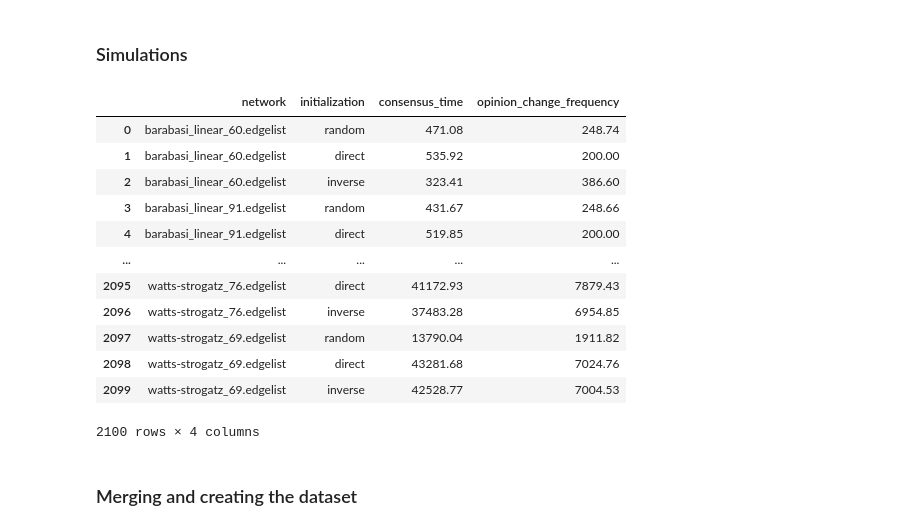
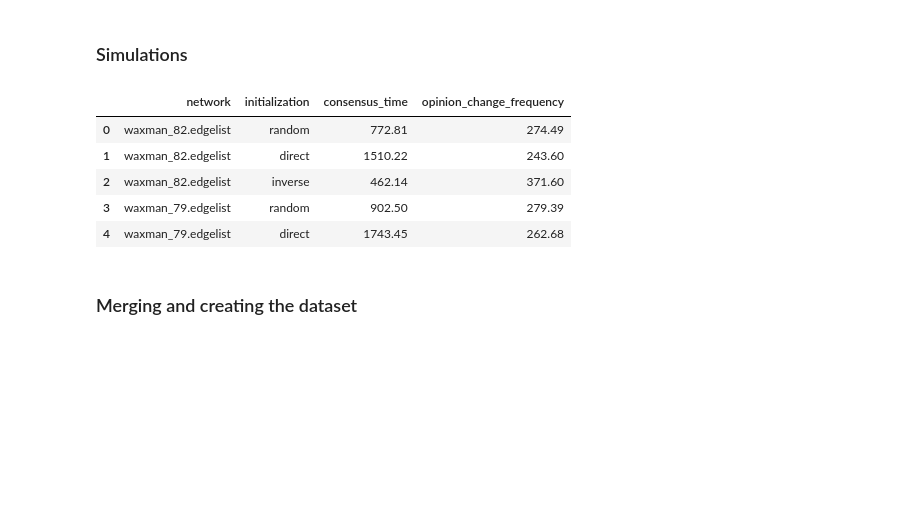
Before and after one commit to vitorfrois/SznajdNetworks, a Jupyter notebook: src/EDA.ipynb, the cells around one changed output. Saved outputs shown, nothing was run; the diff lists cells and outputs as text; code cells hidden in the pictures; blank space fills up the shorter version.

```diff
--- a/src/EDA.ipynb
+++ b/src/EDA.ipynb
@@ -57,21 +57,14 @@ simulations_df = pd.concat(simulations_file_list)
 # %%
 simulations_df = simulations_df.stack(level=0, future_stack=True).rename_axis(['network','initialization']).reset_index()
 # %%
-simulations_df
+simulations_df.head()
 # %% [output]
 |  | network | initialization | consensus_time | opinion_change_frequency |
-| 0 | barabasi_linear_60.edgelist | random | 471.08 | 248.74 |
-| 1 | barabasi_linear_60.edgelist | direct | 535.92 | 200.00 |
-| 2 | barabasi_linear_60.edgelist | inverse | 323.41 | 386.60 |
-| 3 | barabasi_linear_91.edgelist | random | 431.67 | 248.66 |
-| 4 | barabasi_linear_91.edgelist | direct | 519.85 | 200.00 |
-| ... | ... | ... | ... | ... |
-| 2095 | watts-strogatz_76.edgelist | direct | 41172.93 | 7879.43 |
-| 2096 | watts-strogatz_76.edgelist | inverse | 37483.28 | 6954.85 |
-| 2097 | watts-strogatz_69.edgelist | random | 13790.04 | 1911.82 |
-| 2098 | watts-strogatz_69.edgelist | direct | 43281.68 | 7024.76 |
-| 2099 | watts-strogatz_69.edgelist | inverse | 42528.77 | 7004.53 |
+| 0 | waxman_82.edgelist | random | 772.81 | 274.49 |
+| 1 | waxman_82.edgelist | direct | 1510.22 | 243.60 |
+| 2 | waxman_82.edgelist | inverse | 462.14 | 371.60 |
+| 3 | waxman_79.edgelist | random | 902.50 | 279.39 |
+| 4 | waxman_79.edgelist | direct | 1743.45 | 262.68 |
-2100 rows × 4 columns
 # %% [markdown]
 ### Merging and creating the dataset
 # %%
```
Also changed, not shown: parts of 10 cells of this notebook.
